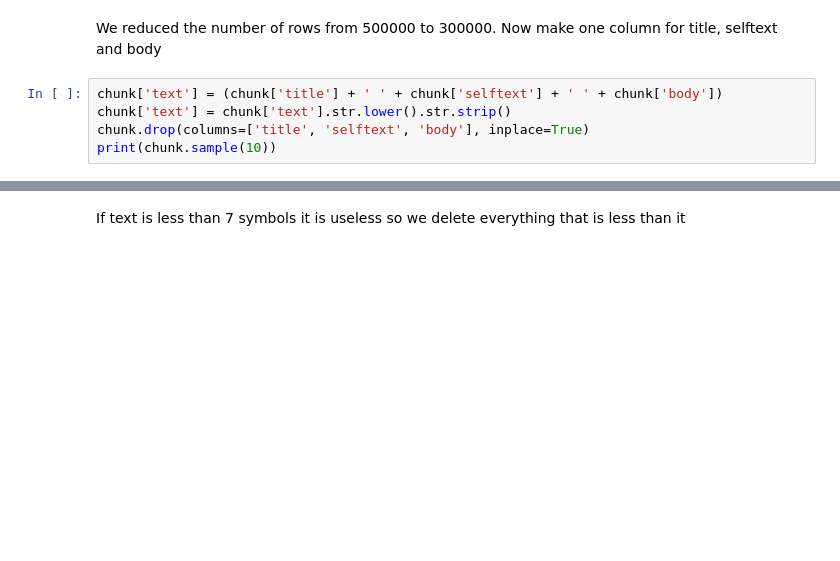
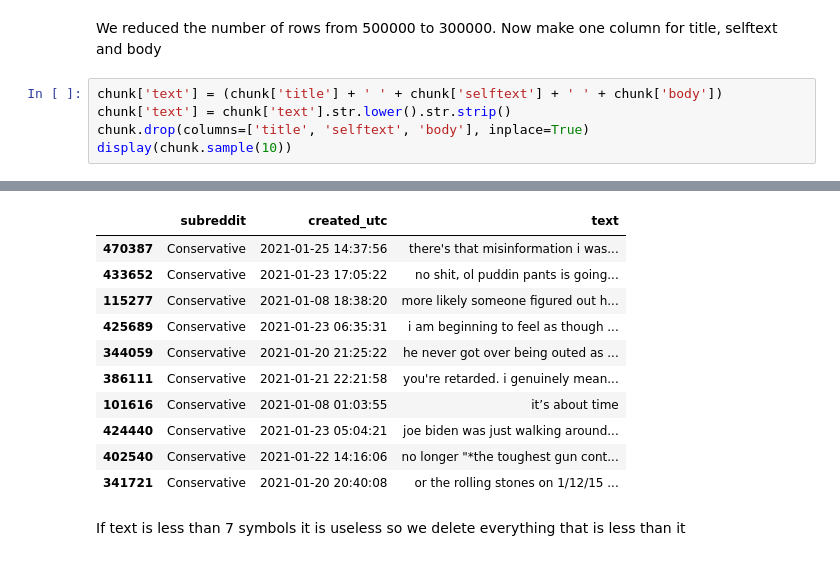
Before and after one commit to saoleksii/Trump2020_CSS_course_project, a Jupyter notebook: Trump2020_CSS_course_project.ipynb, the cells around one changed output, grey strips where cells are left out. Saved outputs shown, nothing was run; the diff lists cells and outputs as text; blank space fills up the shorter version.

```diff
--- a/Trump2020_CSS_course_project.ipynb
+++ b/Trump2020_CSS_course_project.ipynb
@@ -140,5 +170,5 @@ Now make one column for title, selftext and body
 chunk['text'] = (chunk['title'] + ' ' + chunk['selftext'] + ' ' + chunk['body'])
 chunk['text'] = chunk['text'].str.lower().str.strip()
 chunk.drop(columns=['title', 'selftext', 'body'], inplace=True)
-print(chunk.sample(10))
+display(chunk.sample(10))
 # %% [output]
@@ -162,3 +175,14 @@ print(chunk.sample(10))
+|  | subreddit | created_utc | text |
+| 470387 | Conservative | 2021-01-25 14:37:56 | there's that misinformation i was... |
+| 433652 | Conservative | 2021-01-23 17:05:22 | no shit, ol puddin pants is going... |
+| 115277 | Conservative | 2021-01-08 18:38:20 | more likely someone figured out h... |
+| 425689 | Conservative | 2021-01-23 06:35:31 | i am beginning to feel as though ... |
+| 344059 | Conservative | 2021-01-20 21:25:22 | he never got over being outed as ... |
+| 386111 | Conservative | 2021-01-21 22:21:58 | you're retarded. i genuinely mean... |
+| 101616 | Conservative | 2021-01-08 01:03:55 | it’s about time |
+| 424440 | Conservative | 2021-01-23 05:04:21 | joe biden was just walking around... |
+| 402540 | Conservative | 2021-01-22 14:16:06 | no longer "*the toughest gun cont... |
+| 341721 | Conservative | 2021-01-20 20:40:08 | or the rolling stones on 1/12/15 ... |
 # %% [markdown]
 If text is less than 7 symbols it is useless so we delete everything that is less than it
 # %%
```
Also changed, not shown: parts of 9 cells of this notebook.
